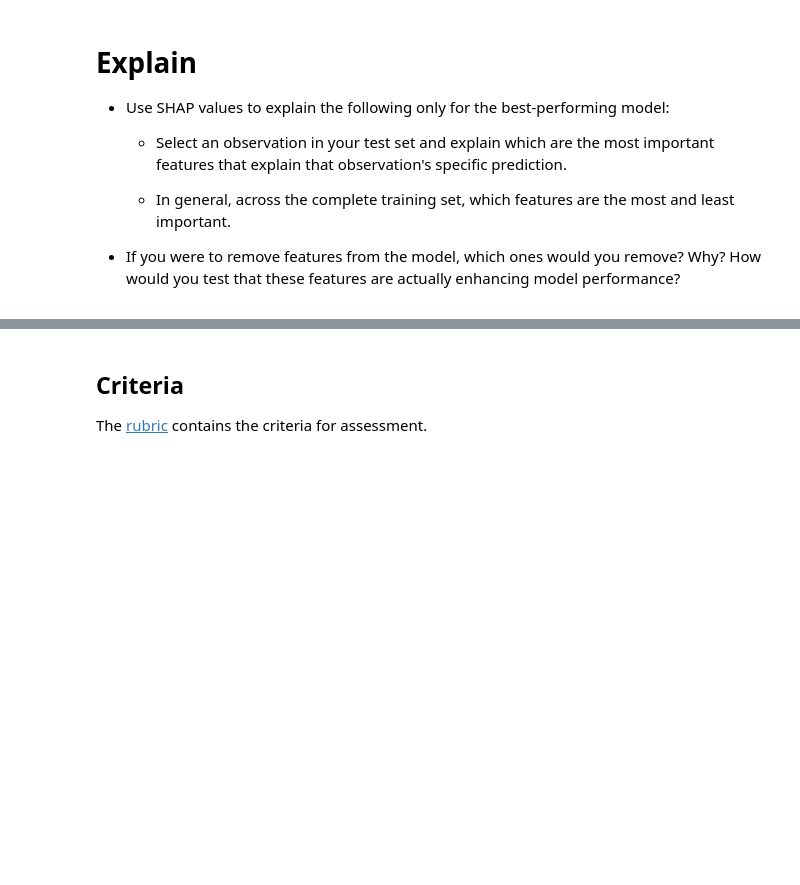
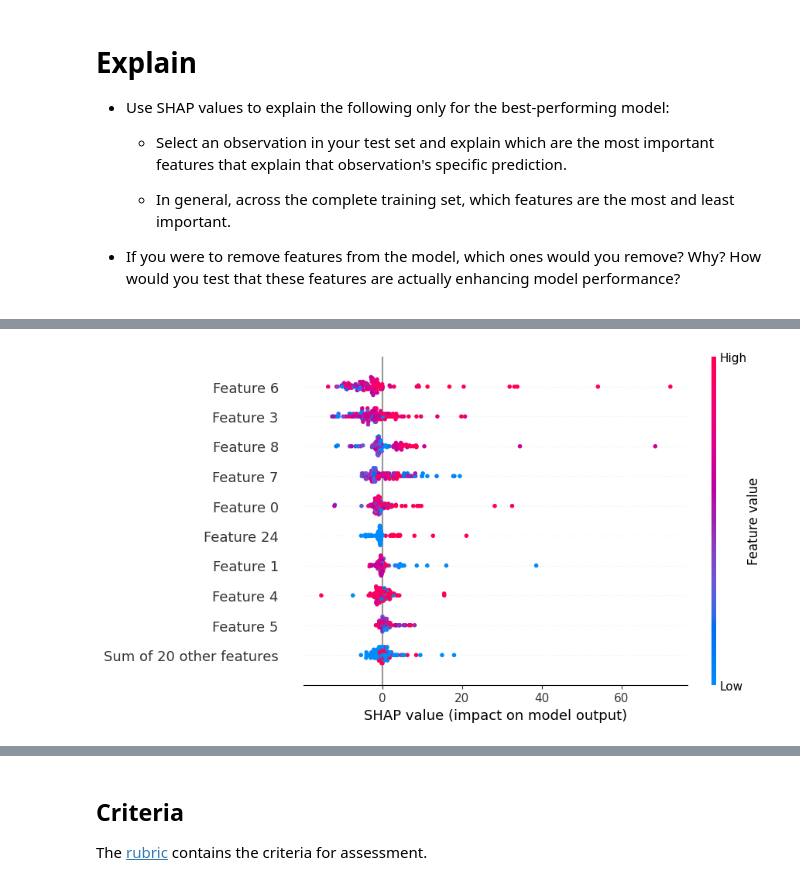
Before and after one commit to TheCodeGnome/production, a Jupyter notebook: 02_activities/assignments/assignment_2.ipynb, the cells around one changed output, grey strips where cells are left out. Saved outputs shown, nothing was run; the diff lists cells and outputs as text; code cells hidden in the pictures; blank space fills up the shorter version.

```diff
--- a/02_activities/assignments/assignment_2.ipynb
+++ b/02_activities/assignments/assignment_2.ipynb
@@ -444,0 +449,4 @@ NameError: name 'shap' is not defined
+# %%
+shap.plots.beeswarm(shap_values)
+# %% [output]
+[figure, added]
```
Also changed, not shown: parts of 10 cells of this notebook, 5 other files.
